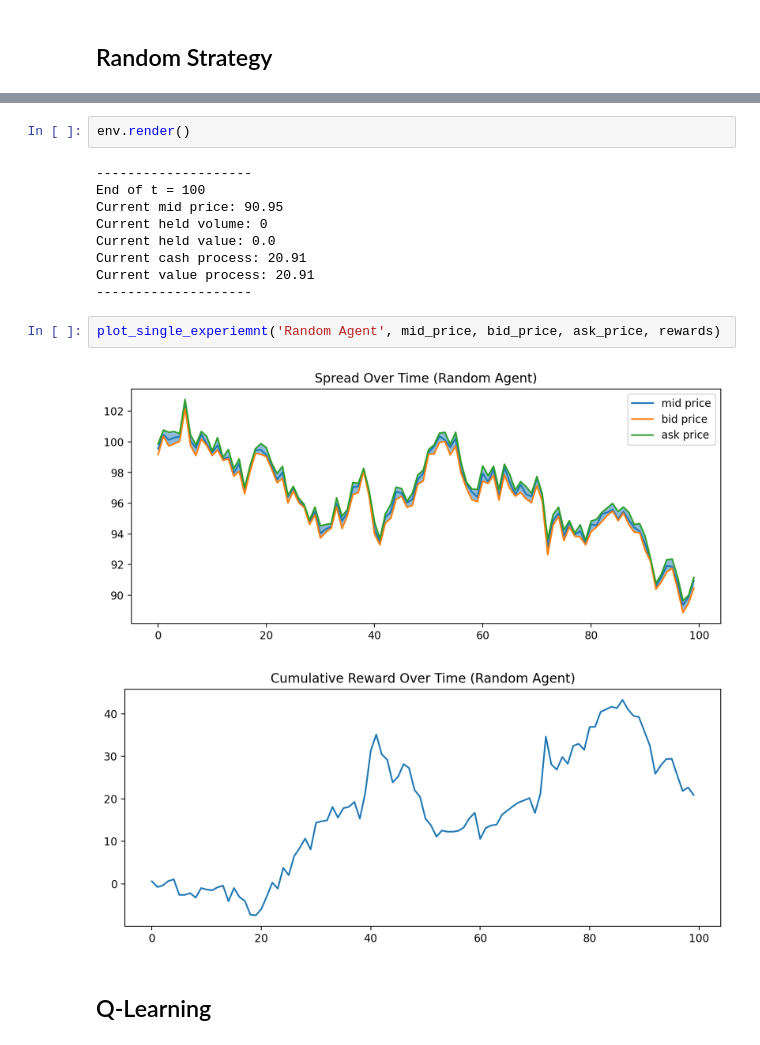
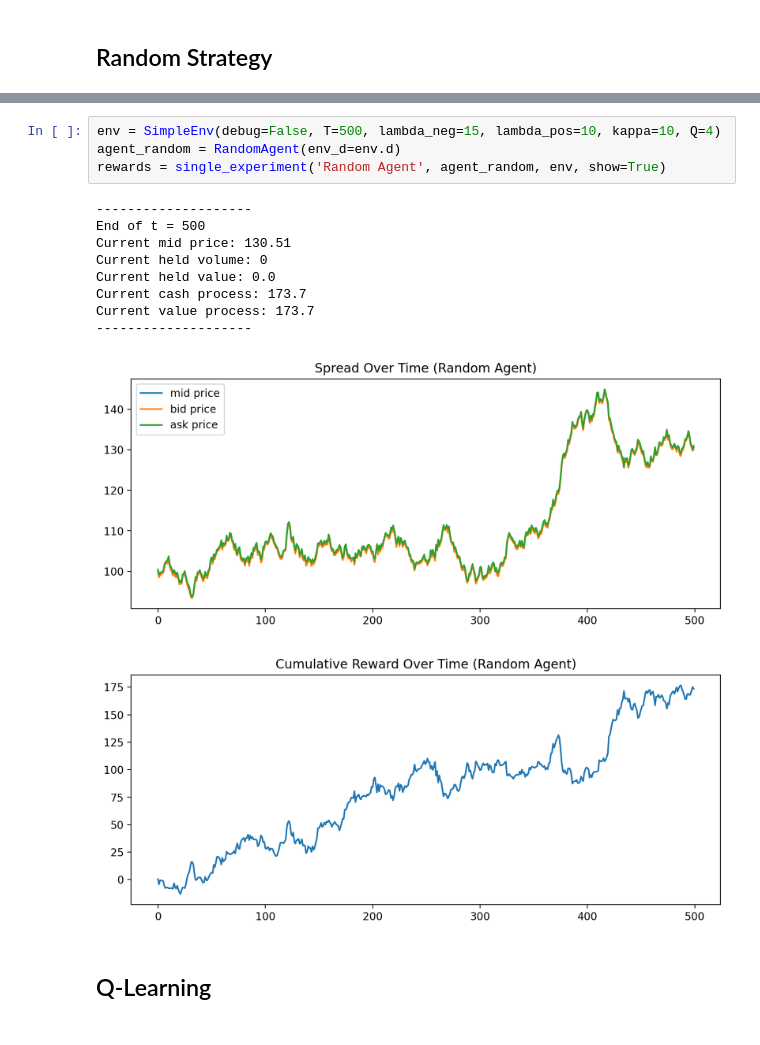
Before and after one commit to jaupimegi23/optimalMM, a Jupyter notebook: main.ipynb, the cells around one changed output, grey strips where cells are left out. Saved outputs shown, nothing was run; the diff lists cells and outputs as text.

Commit message:
Update agent class definitition

```diff
--- a/main.ipynb
+++ b/main.ipynb
@@ -52,18 +12,17 @@ while env.t < env.T:
-# %%
-env.render()
-# %% [output]
---------------------
-End of t = 100
-Current mid price: 90.95
-Current held volume: 0
-Current held value: 0.0
-Current cash process: 20.91
-Current value process: 20.91
---------------------
-# %%
-plot_single_experiemnt('Random Agent', mid_price, bid_price, ask_price, rewards)
-# %% [output]
-[figure, removed]
-[figure, removed]
+# %%
+env = SimpleEnv(debug=False, T=500, lambda_neg=15, lambda_pos=10, kappa=10, Q=4)
+agent_random = RandomAgent(env_d=env.d)
+rewards = single_experiment('Random Agent', agent_random, env, show=True)
+# %% [output]
+--------------------
+End of t = 500
+Current mid price: 130.51
+Current held volume: 0
+Current held value: 0.0
+Current cash process: 173.7
+Current value process: 173.7
+--------------------
+[figure, added]
+[figure, added]
 # %% [markdown]
 ## Q-Learning
```
Also changed, not shown: parts of 36 cells of this notebook, 2 other files.
